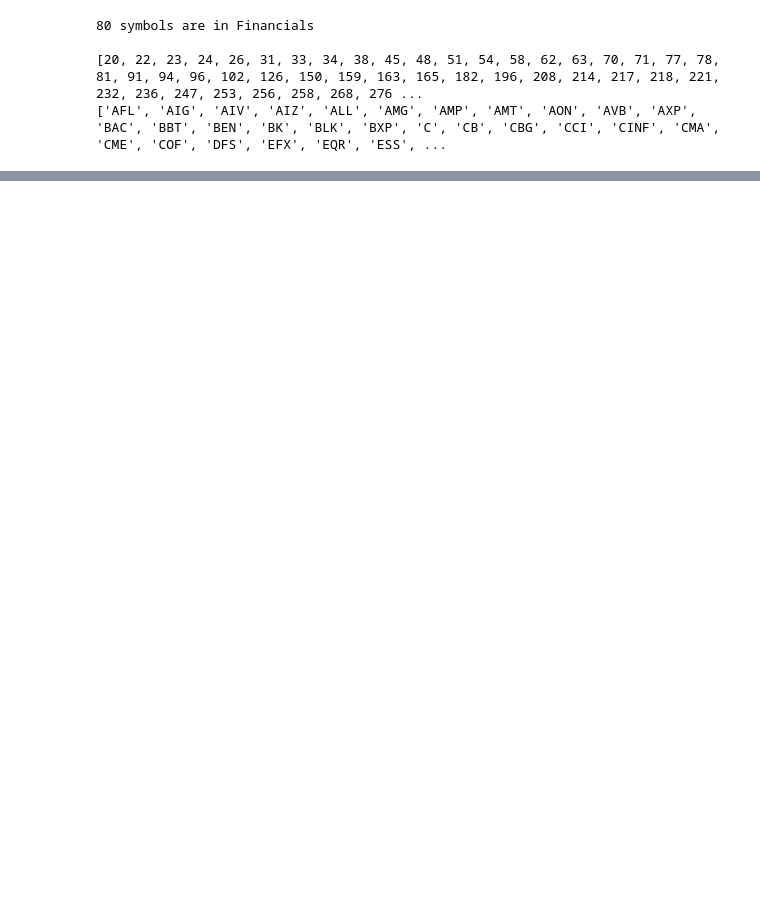
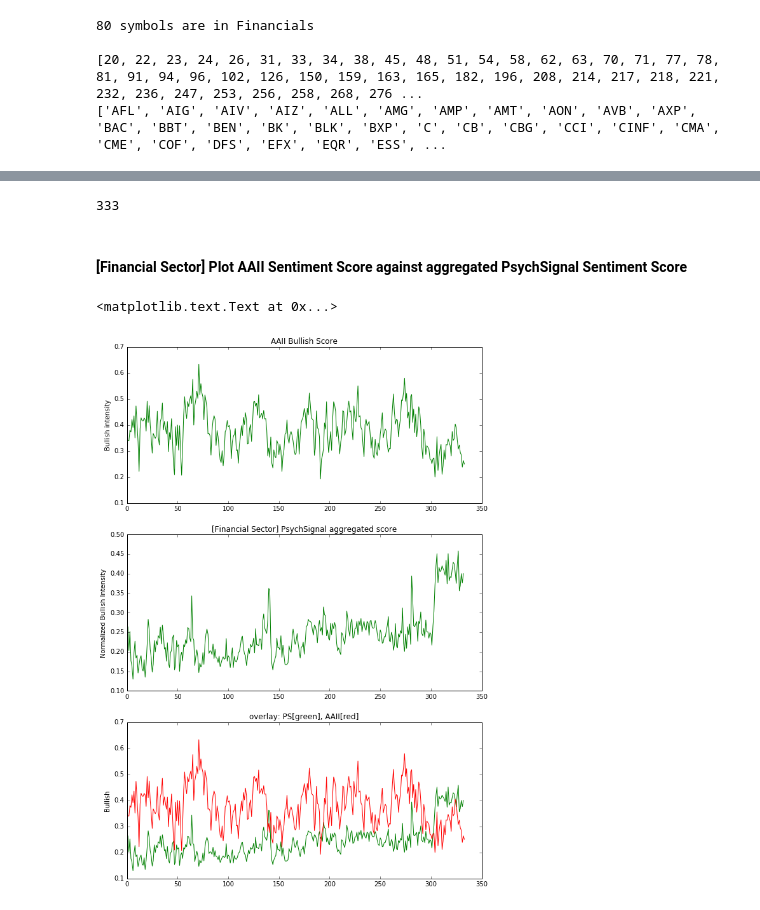
Before and after one commit to yh1008/CodeInFinance, a Jupyter notebook: PsychSignal vs. AAII Sentiment Survey.ipynb, the cells around one changed output, grey strips where cells are left out. Saved outputs shown, nothing was run; the diff lists cells and outputs as text; code cells hidden in the pictures; blank space fills up the shorter version.

```diff
--- a/PsychSignal vs. AAII Sentiment Survey.ipynb
+++ b/PsychSignal vs. AAII Sentiment Survey.ipynb
@@ -290,0 +299,3 @@ unique_AAII_timeStamps.append(pd.Timestamp('2016-01-07'))
+# %%
+#get the list of time stamps that is the cross-match of AAII[Financial] and PSY[Financial]
+timeStampsF = list(df_AAII_float[df_AAII_float['ReportedDate'].isin(timeStampsPSF)]['ReportedDate'])
@@ -293,16 +333,18 @@ import datetime
 #import timestamp
 #now let's get the aggregated bullish_intensity by time range coming from AAII sentiment survey
 #@unique_AAII_timeStamps: stores the unique time stamp from AAII sentiment survey
-#@df_timeIndex_f: the dataframe we are going to work on
+#@df_timeIndex_f: the dataframe we are going to work on (uses timeStamps as index, and sorted by it)
 #@bullish_aggregatedScore stores the aggregated Bullish score
+#@df_sliced contains the PsychSignal data within AAII's time range
 #debug print(df.loc['2000-6-1':'2000-6-10'])
 bullish_aggregatedScore = []
 
-for t in range(len(unique_AAII_timeStamps)-1):
-    start = unique_AAII_timeStamps[t].date()
-    end = unique_AAII_timeStamps[t+1].date()
+for t in range(len(timeStampsF)-1):
+    start = timeStampsF[t].date()
+    end = timeStampsF[t+1].date()
     df_sliced = df_timeIndex_f.loc[start:end]
-    bullish_aggregatedScore.append(round(df_sliced['BULLISH_INTENSITY'].mean(),3))
+    # divided by 4 to normalize the data
+    bullish_aggregatedScore.append(round(df_sliced['BULLISH_INTENSITY'].mean()/4,3))
 
 print (len(bullish_aggregatedScore))
 # %% [output]
@@ -340,0 +377,5 @@ plt.show()
+# %%
+#unique_time_stamps = list(pd.unique(df_psch['TIMESTAMP_UTC']))
+#@filtered_df_AAII stores AAII sentiment data which has overlapping time frame as PsychSignal's
+df_AAII["ReportedDate"] = pd.to_datetime(df_AAII["ReportedDate"])
+filtered_df_AAII = df_AAII_float[df_AAII_float['ReportedDate'].isin(timeStampsF)].reset_index(drop=True)
@@ -340,0 +386,3 @@ plt.show()
+# %%
+#get rid of the above 2009-08-06 time stamps, as the first aggregated PsychSignal sentiment score starts from 2009-08-20
+filtered_df_AAII = filtered_df_AAII[1:]
@@ -340,0 +393,28 @@ plt.show()
+# %%
+len(filtered_df_AAII)
+#now, the original first time stamp 2009-08-06 is removed, as the Psy aggregated score starts from 2016-08-20
+# %% [output]
+333
+# %% [markdown]
+#### [Financial Sector] Plot AAII Sentiment Score against aggregated PsychSignal Sentiment Score
+# %%
+%matplotlib inline
+import matplotlib.pyplot as plt
+
+# = plot = #
+plt.figure(figsize=[10,15])
+plt.subplot(3,1,1)
+plt.plot(filtered_df_AAII['Bullish'], 'g-')
+plt.title('AAII Bullish Score')
+plt.ylabel('Bullish intensity')
+plt.subplot(3,1,2)
+plt.plot(bullish_aggregatedScore, 'g-')
+plt.title('[Financial Sector] PsychSignal aggregated score')
+plt.ylabel('Normalized Bullish Intensity')
+plt.subplot(3,1,3)
+plt.plot(bullish_aggregatedScore, 'g-',filtered_df_AAII['Bullish'], 'r-')
+plt.title('overlay: PS[green], AAII[red]')
+plt.ylabel('Bullish ')
+# %% [output]
+<matplotlib.text.Text at 0x...>
+[figure, added]
```
Also changed, not shown: parts of 36 cells of this notebook.
